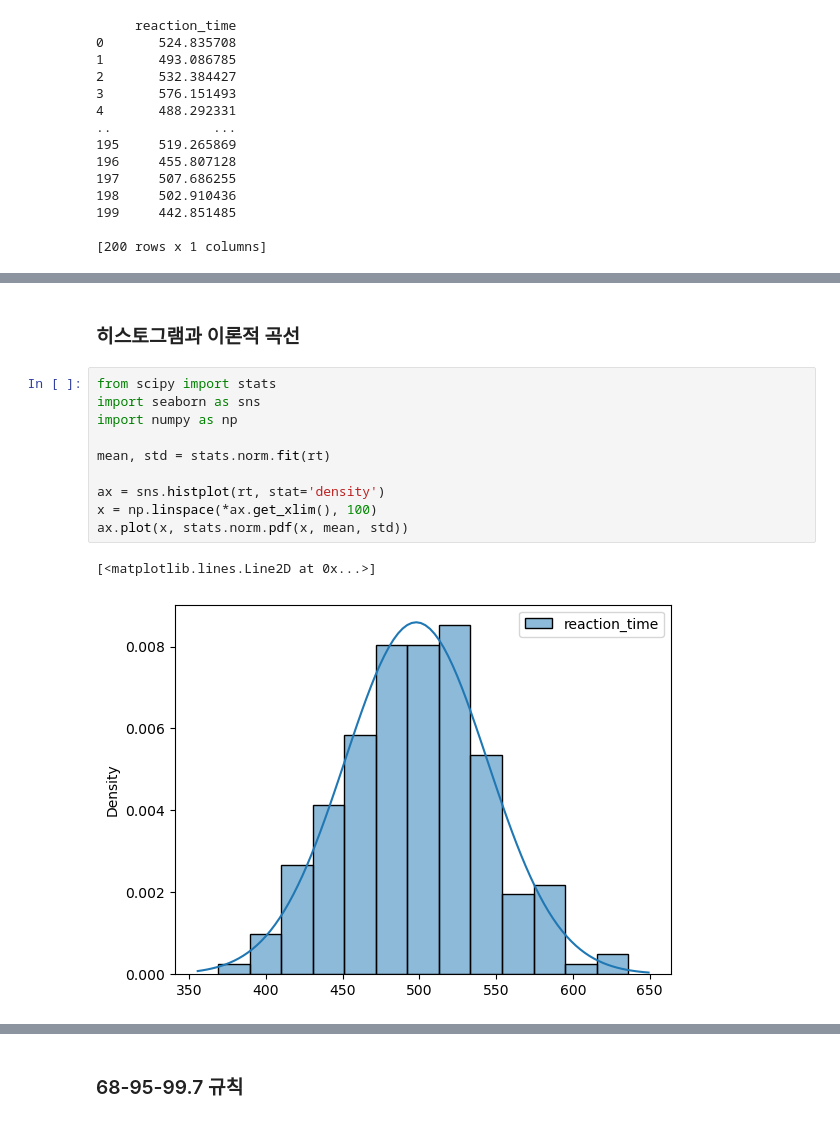
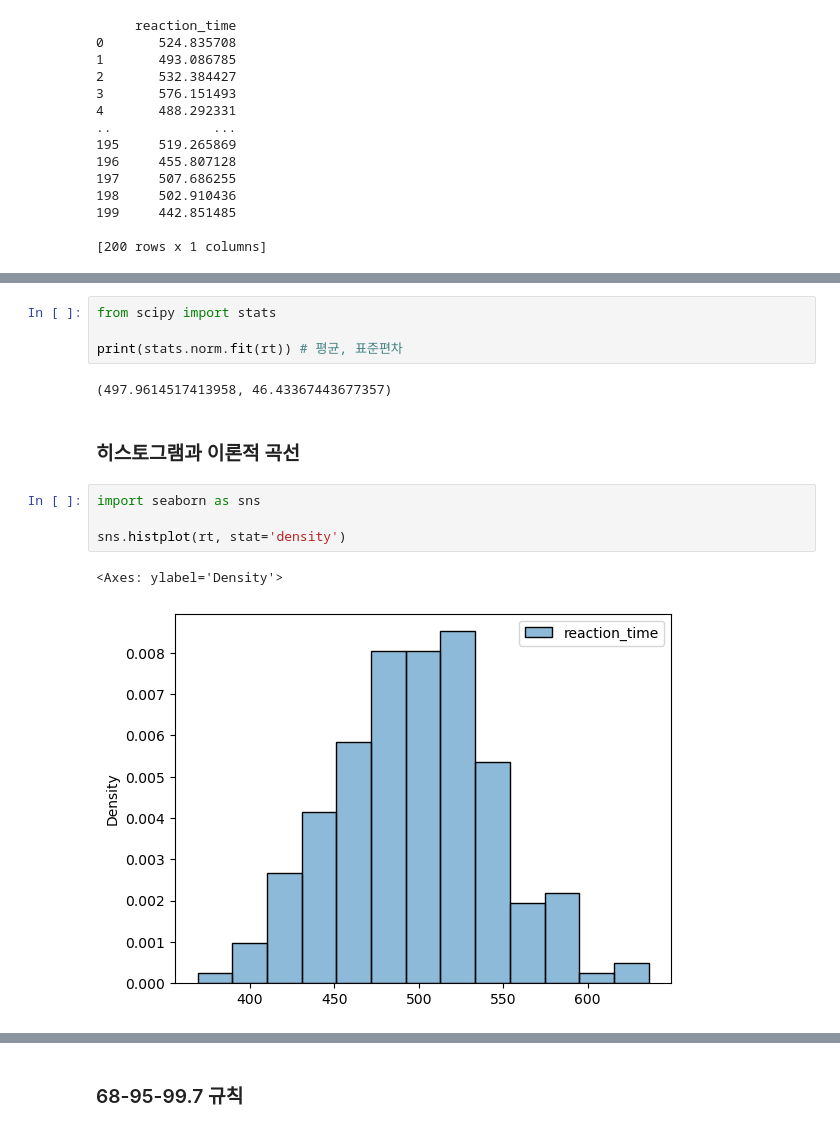
Before and after one commit to suparklingmin/LSK-2025-LingStat, a Jupyter notebook: notebooks/03-descriptive-statistics.ipynb, the cells around one changed output, grey strips where cells are left out. Cells and saved outputs as stored; diff of their text form.

```diff
--- a/notebooks/03-descriptive-statistics.ipynb
+++ b/notebooks/03-descriptive-statistics.ipynb
@@ -39,15 +27,15 @@ max       636.008458
-# %% [markdown]
-### 히스토그램과 이론적 곡선
 # %%
 from scipy import stats
-import seaborn as sns
-import numpy as np
 
-mean, std = stats.norm.fit(rt)
-
-ax = sns.histplot(rt, stat='density')
-x = np.linspace(*ax.get_xlim(), 100)
-ax.plot(x, stats.norm.pdf(x, mean, std))
+print(stats.norm.fit(rt)) # 평균, 표준편차
 # %% [output]
-[<matplotlib.lines.Line2D at 0x...>]
+(497.9614517413958, 46.43367443677357)
-[figure, removed]
+# %% [markdown]
+### 히스토그램과 이론적 곡선
+# %%
+import seaborn as sns
+
+sns.histplot(rt, stat='density')
+# %% [output]
+<Axes: ylabel='Density'>
+[figure, added]
```
Also changed, not shown: parts of 16 cells of this notebook, 2 other files.
